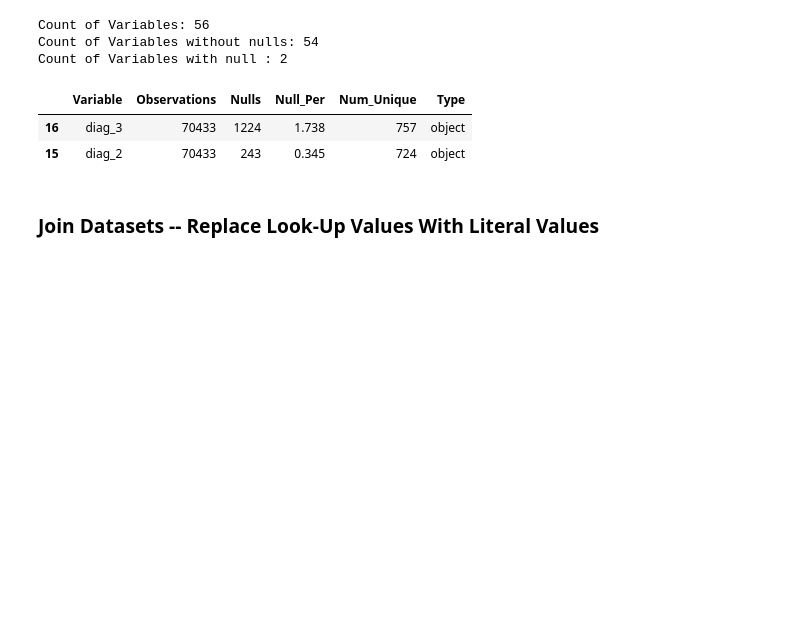
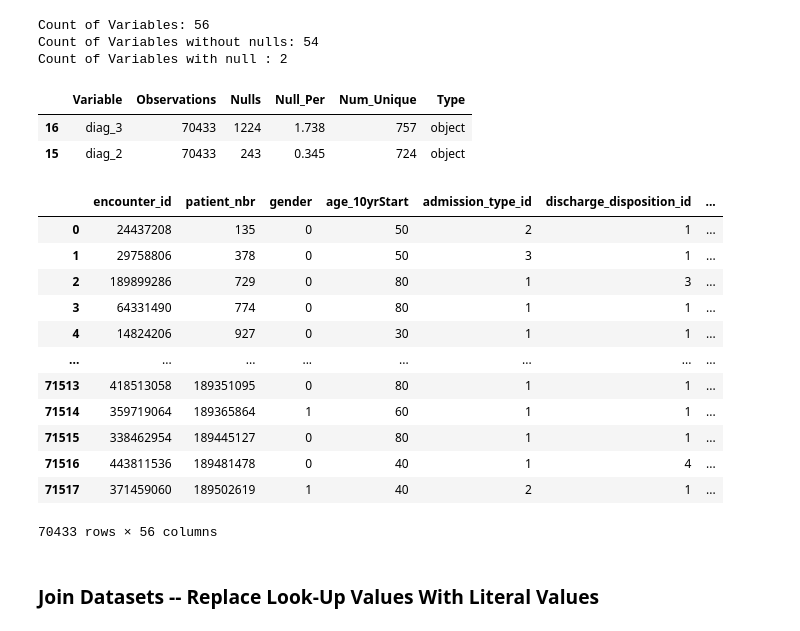
Before and after one commit to bcullinan32/ML_Course, a Jupyter notebook: Class-Data-Clean-Up.ipynb, the cells around one changed output. Saved outputs shown, nothing was run; the diff lists cells and outputs as text; code cells hidden in the pictures; blank space fills up the shorter version.

```diff
--- a/Class-Data-Clean-Up.ipynb
+++ b/Class-Data-Clean-Up.ipynb
@@ -127,6 +128,11 @@ def OrdinalEncoderFunc (df,listOfVars,order):
         col=col
         df[col] = enc.fit_transform(df[[col]])
     return df
+# %%
+def target_encoder(df, var, var1): #var1 needs to be a target (numerical not categorical)
+    tenc = ce.TargetEncoder()
+    df[var] = (tenc.fit_transform(df[[var]], df[[var1]]))
+    return df
 # %%
 # Custom Clean-Up Function For This Dataset -- 1
 def EncodeResponse (df):
@@ -520,6 +520,26 @@ Count of Variables with null : 2
 |  | Variable | Observations | Nulls | Null_Per | Num_Unique | Type |
 | 16 | diag_3 | 70433 | 1224 | 1.738 | 757 | object |
 | 15 | diag_2 | 70433 | 243 | 0.345 | 724 | object |
+# %%
+# Diag Encoders
+target_encoder(cleanDF,'diag_1', 'readmitted')
+target_encoder(cleanDF,'diag_2', 'readmitted')
+target_encoder(cleanDF,'diag_3', 'readmitted')
+cleanDF
+# %% [output]
+|  | encounter_id | patient_nbr | gender | age_10yrStart | admission_type_id | discharge_disposition_id | ... |
+| 0 | 24437208 | 135 | 0 | 50 | 2 | 1 | ... |
+| 1 | 29758806 | 378 | 0 | 50 | 3 | 1 | ... |
+| 2 | 189899286 | 729 | 0 | 80 | 1 | 3 | ... |
+| 3 | 64331490 | 774 | 0 | 80 | 1 | 1 | ... |
+| 4 | 14824206 | 927 | 0 | 30 | 1 | 1 | ... |
+| ... | ... | ... | ... | ... | ... | ... | ... |
+| 71513 | 418513058 | 189351095 | 0 | 80 | 1 | 1 | ... |
+| 71514 | 359719064 | 189365864 | 1 | 60 | 1 | 1 | ... |
+| 71515 | 338462954 | 189445127 | 0 | 80 | 1 | 1 | ... |
+| 71516 | 443811536 | 189481478 | 0 | 40 | 1 | 4 | ... |
+| 71517 | 371459060 | 189502619 | 1 | 40 | 2 | 1 | ... |
+70433 rows × 56 columns
 # %% [markdown]
 ### Join Datasets -- Replace Look-Up Values With Literal Values
 # %%
```
Also changed, not shown: parts of 25 cells of this notebook.
